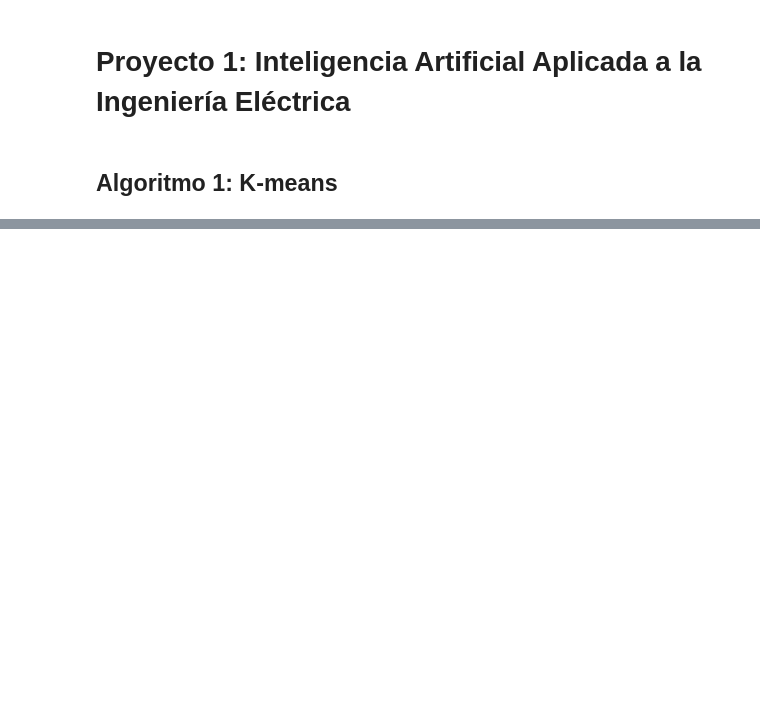
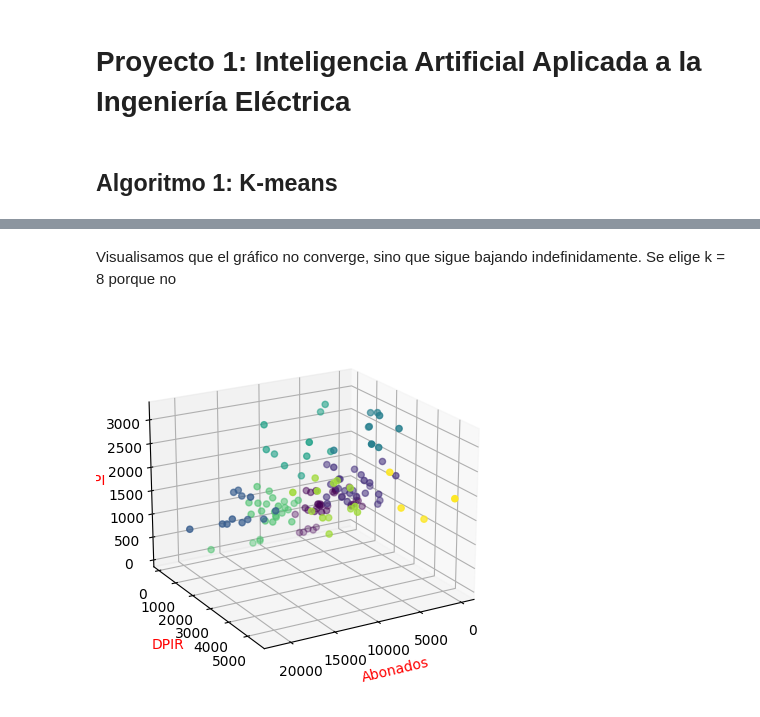
Before and after one commit to marpermon/AI_Projects, a Jupyter notebook: Proyecto1/Proyecto1.ipynb, the cells around one changed output, grey strips where cells are left out. Saved outputs shown, nothing was run; the diff lists cells and outputs as text; code cells hidden in the pictures; blank space fills up the shorter version.

```diff
--- a/Proyecto1/Proyecto1.ipynb
+++ b/Proyecto1/Proyecto1.ipynb
@@ -15,0 +120,20 @@ UnicodeDecodeError: 'utf-8' codec can't decode byte 0xda in position 119: invali
+# %% [markdown]
+Visualisamos que el gráfico no converge, sino que sigue bajando indefinidamente. Se elige k = 8 porque no
+# %%
+# Elegimos k = 8 a partir de la gráfica
+kmeans = KMeans(n_clusters=8, random_state=42)
+clusters = kmeans.fit(data)
+y_means = kmeans.predict(data)
+
+fig = plt.figure()
+ax = fig.add_subplot(111, projection='3d')
+ax.scatter(xA, yA, zA, c=y_means, marker='o')
+ax.set_xlabel('Abonados')
+ax.set_ylabel('DPIR')
+ax.set_zlabel('FPI')
+ax.xaxis.label.set_color('red')
+ax.yaxis.label.set_color('red')
+ax.zaxis.label.set_color('red')
+ax.view_init(azim=60, elev=20)
+# %% [output]
+[figure, added]
```
Also changed, not shown: parts of 6 cells of this notebook.
